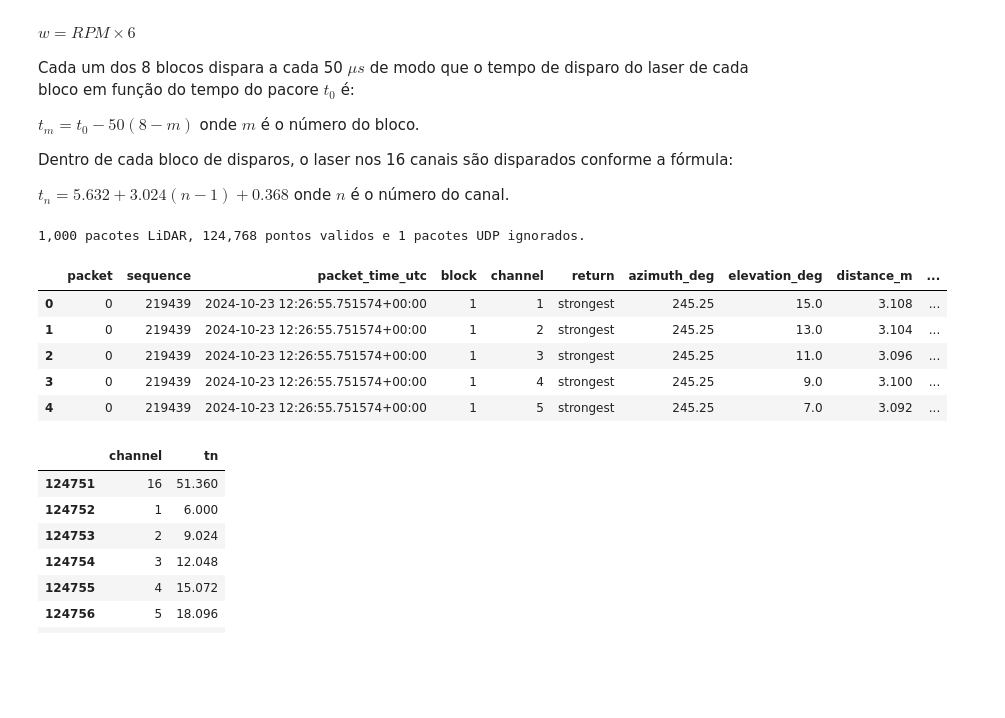
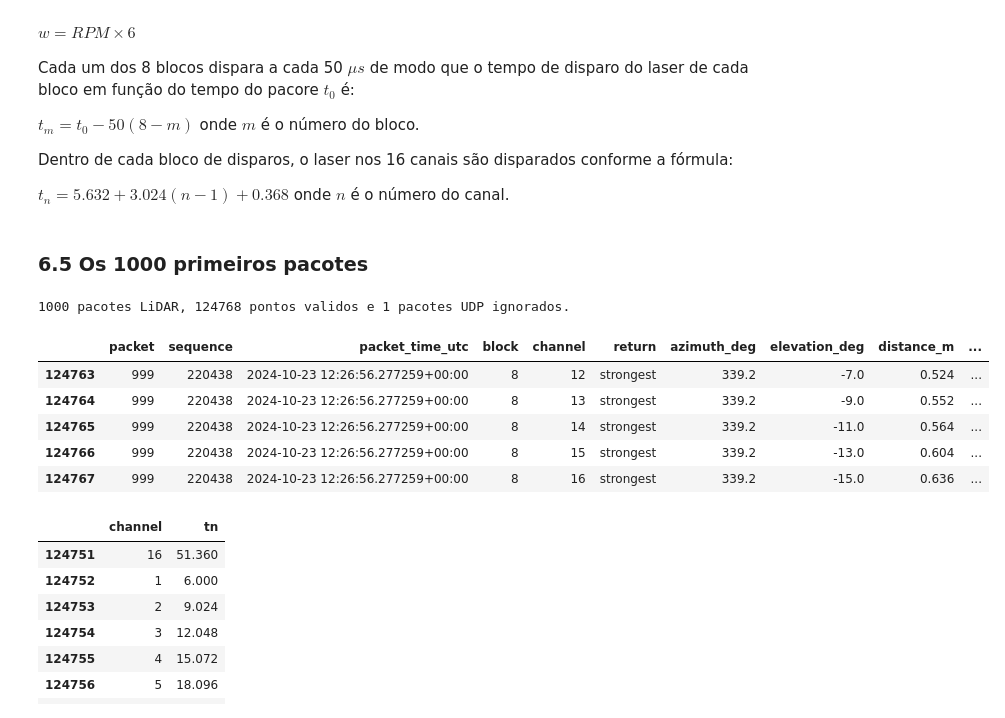
Before and after one commit to HumbertoDiego/LevantamentoLidarIME, a Jupyter notebook: 03_Exploracao.ipynb, the cells around one changed output. Saved outputs shown, nothing was run; the diff lists cells and outputs as text; code cells hidden in the pictures; blank space fills up the shorter version.

```diff
--- a/03_Exploracao.ipynb
+++ b/03_Exploracao.ipynb
@@ -77,7 +185,7 @@ Câmera 1 - 1ª img: cam1_pic0_Wednesday-12-26-56-909443.jpeg:
 # %%
 # Ler o arquivo de segunda plataforma giratória (RASTER)
 print(second_platform_file)
-l =10
+l =100
 with open(os.path.join(dados_dir, second_platform_file), "r") as f:
     for line in f.readlines():
         print(line, end="")
@@ -387,6 +540,8 @@ $t_m = t_0 - 50(8-m)$ onde $m$ é o número do bloco.
 Dentro de cada bloco de disparos, o laser nos 16 canais são disparados conforme a fórmula:
 
 $t_n = 5.632 + 3.024(n-1) + 0.368$ onde $n$ é o número do canal.
+# %% [markdown]
+### 6.5 Os 1000 primeiros pacotes
 # %%
 # Ler o PCAP com pypcapkit e decodificar os pacotes UDP do Hesai PandarXT-16
 from datetime import datetime, timedelta, timezone
@@ -438,10 +593,10 @@ def _pandar_xt16_packet_time(payload):
         return pd.NaT
 
 
-def read_pandar_xt16_pcap(path, max_packets=None):
+def read_pandar_xt16_pcap(path, ini_packet=0, end_packet=None):
     """Extrai pontos PandarXT-16 de um PCAP para um DataFrame.
 
-    max_packets limita somente os pacotes LiDAR validos. Use None para ler
+    ini_packet e end_packet limitam os pacotes LiDAR validos. Use None para ler
     a captura inteira; capturas longas podem consumir muita memoria.
     """
     rows = []
@@ -454,6 +609,10 @@ def read_pandar_xt16_pcap(path, max_packets=None):
         fin=path, auto=False, store=False, nofile=True, engine="default"
     ) as capture:
         for frame in capture:
+            if ini_packet is not None and lidar_packet_count < ini_packet:
+                lidar_packet_count += 1
+                continue
+
             if "UDP" not in frame:
                 continue
 
@@ -544,52 +703,45 @@ def read_pandar_xt16_pcap(path, max_packets=None):
                         "packet_time_utc": packet_time,
                         "block": block_index + 1,
                         "channel": channel_index + 1,
                         "return": return_name,
                         "azimuth_deg": reference_azimuth_deg,
                         "elevation_deg": elevation_deg,
                         "distance_m": distance_m,
                         "reflectivity": reflectivity,
                         "SAMPTIME": segundos_desde_domingo_utc(packet_time), # tempo desde domingo 00:00:00 da semana
                         "t0": t_0,
                         "tm": t_m,
                         "tn": t_n,
                         "firing_time_offset_us": firing_time_offset_us,
                         "firing_time_angular_offset_deg": firing_time_angular_offset_deg,
                         "horizontal_angle_deg": horizontal_angle_deg,
                         "x": horizontal_distance * np.sin(horizontal_angle_rad),
                         "y": horizontal_distance * np.cos(horizontal_angle_rad),
                         "z": distance_m * np.sin(elevation_rad),
                     })
 
             lidar_packet_count += 1
-            if max_packets is not None and lidar_packet_count >= max_packets:
+            if end_packet is not None and lidar_packet_count >= end_packet:
                 break
-
-    if lidar_packet_count == 0:
-        raise ValueError(
-            "Nenhum pacote UDP PandarXT-16 valido foi encontrado "
-            f"(pacotes UDP ignorados: {ignored_udp_count})."
-        )
 
     points = pd.DataFrame.from_records(rows)
     print(
-        f"{lidar_packet_count:,} pacotes LiDAR, {len(points):,} pontos validos "
-        f"e {ignored_udp_count:,} pacotes UDP ignorados."
+        f"{lidar_packet_count} pacotes LiDAR, {len(points)} pontos validos "
+        f"e {ignored_udp_count} pacotes UDP ignorados."
     )
     return points
 
-
-# Le uma amostra controlada. Troque por max_packets=None para a captura inteira.
-lidar_points = read_pandar_xt16_pcap(pcap_file, max_packets=1_000)
-lidar_points.head()
+# Le uma amostra controlada. Troque por end_packet=None para a captura inteira.
+lidar_points = read_pandar_xt16_pcap(pcap_file, ini_packet=0, end_packet=1_000)
+lidar_points.tail()
 # %% [output]
-1,000 pacotes LiDAR, 124,768 pontos validos e 1 pacotes UDP ignorados.
+1000 pacotes LiDAR, 124768 pontos validos e 1 pacotes UDP ignorados.
 |  | packet | sequence | packet_time_utc | block | channel | return | azimuth_deg | elevation_deg | distance_m | ... |
-| 0 | 0 | 219439 | 2024-10-23 12:26:55.751574+00:00 | 1 | 1 | strongest | 245.25 | 15.0 | 3.108 | ... |
-| 1 | 0 | 219439 | 2024-10-23 12:26:55.751574+00:00 | 1 | 2 | strongest | 245.25 | 13.0 | 3.104 | ... |
-| 2 | 0 | 219439 | 2024-10-23 12:26:55.751574+00:00 | 1 | 3 | strongest | 245.25 | 11.0 | 3.096 | ... |
-| 3 | 0 | 219439 | 2024-10-23 12:26:55.751574+00:00 | 1 | 4 | strongest | 245.25 | 9.0 | 3.100 | ... |
-| 4 | 0 | 219439 | 2024-10-23 12:26:55.751574+00:00 | 1 | 5 | strongest | 245.25 | 7.0 | 3.092 | ... |
+| 124763 | 999 | 220438 | 2024-10-23 12:26:56.277259+00:00 | 8 | 12 | strongest | 339.2 | -7.0 | 0.524 | ... |
+| 124764 | 999 | 220438 | 2024-10-23 12:26:56.277259+00:00 | 8 | 13 | strongest | 339.2 | -9.0 | 0.552 | ... |
+| 124765 | 999 | 220438 | 2024-10-23 12:26:56.277259+00:00 | 8 | 14 | strongest | 339.2 | -11.0 | 0.564 | ... |
+| 124766 | 999 | 220438 | 2024-10-23 12:26:56.277259+00:00 | 8 | 15 | strongest | 339.2 | -13.0 | 0.604 | ... |
+| 124767 | 999 | 220438 | 2024-10-23 12:26:56.277259+00:00 | 8 | 16 | strongest | 339.2 | -15.0 | 0.636 | ... |
 # %%
 # comparação com "...PandarView2\csv\firetimes\PandarXT-16_Firetime Correction File.csv"
 lidar_points[["channel","tn"]].tail(17)
```
Also changed, not shown: parts of 44 cells of this notebook, 6 other files.
